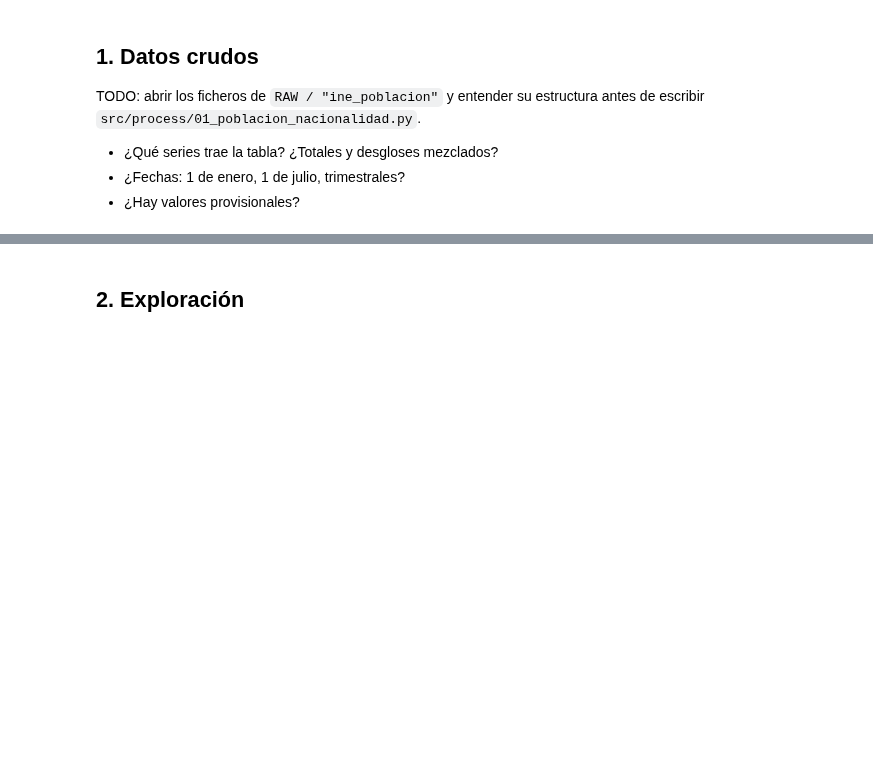
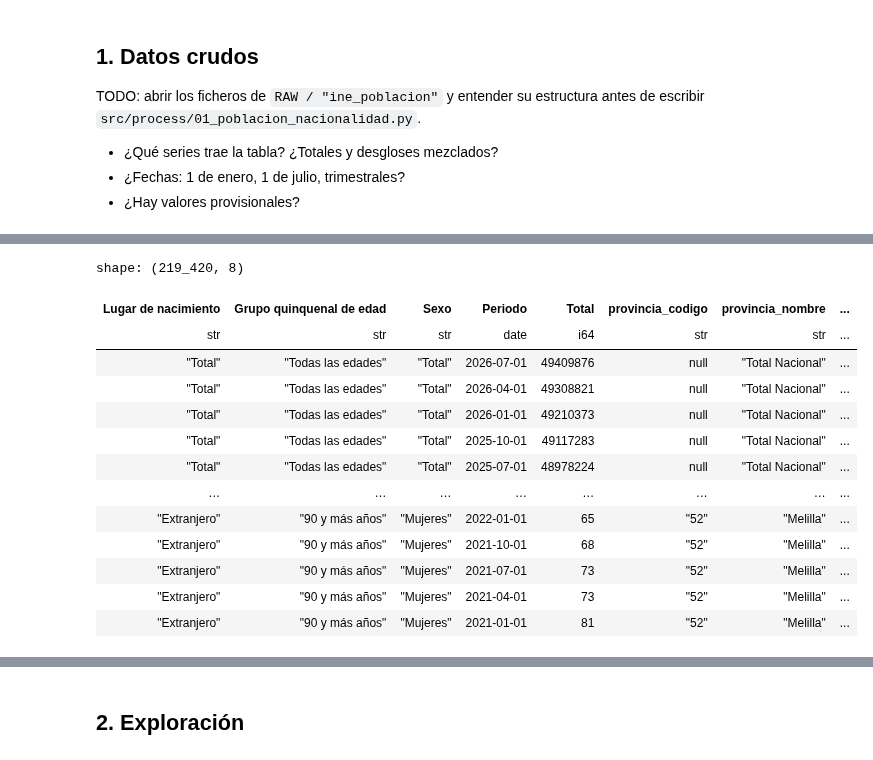
Before and after one commit to FabioScielzoOrtiz/la-mirada-del-dato, a Jupyter notebook: notebooks/i01-population-nationality.ipynb, the cells around one changed output, grey strips where cells are left out. Drawn from its saved outputs; the diff is of its cells as text; code cells hidden in the pictures; blank space fills up the shorter version.

```diff
--- a/notebooks/i01-population-nationality.ipynb
+++ b/notebooks/i01-population-nationality.ipynb
@@ -79,0 +114,17 @@ df4 = procesar(raw_file_paths["9691"])
+# %%
+df3
+# %% [output]
+shape: (219_420, 8)
+| Lugar de nacimiento | Grupo quinquenal de edad | Sexo | Periodo | Total | provincia_codigo | provincia_nombre | ... |
+| str | str | str | date | i64 | str | str | ... |
+| "Total" | "Todas las edades" | "Total" | 2026-07-01 | 49409876 | null | "Total Nacional" | ... |
+| "Total" | "Todas las edades" | "Total" | 2026-04-01 | 49308821 | null | "Total Nacional" | ... |
+| "Total" | "Todas las edades" | "Total" | 2026-01-01 | 49210373 | null | "Total Nacional" | ... |
+| "Total" | "Todas las edades" | "Total" | 2025-10-01 | 49117283 | null | "Total Nacional" | ... |
+| "Total" | "Todas las edades" | "Total" | 2025-07-01 | 48978224 | null | "Total Nacional" | ... |
+| … | … | … | … | … | … | … | ... |
+| "Extranjero" | "90 y más años" | "Mujeres" | 2022-01-01 | 65 | "52" | "Melilla" | ... |
+| "Extranjero" | "90 y más años" | "Mujeres" | 2021-10-01 | 68 | "52" | "Melilla" | ... |
+| "Extranjero" | "90 y más años" | "Mujeres" | 2021-07-01 | 73 | "52" | "Melilla" | ... |
+| "Extranjero" | "90 y más años" | "Mujeres" | 2021-04-01 | 73 | "52" | "Melilla" | ... |
+| "Extranjero" | "90 y más años" | "Mujeres" | 2021-01-01 | 81 | "52" | "Melilla" | ... |
```
Also changed, not shown: parts of 14 cells of this notebook, 2 other files.
